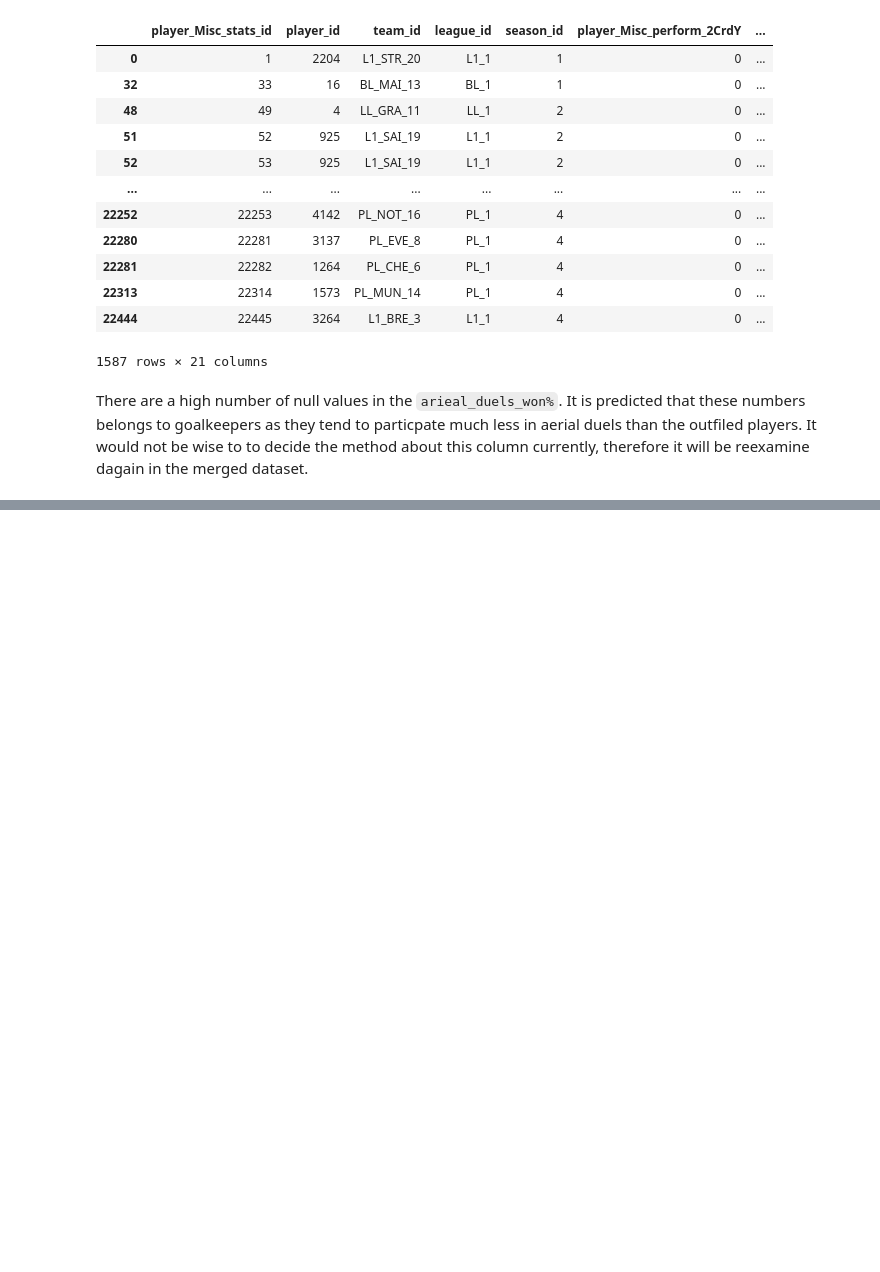
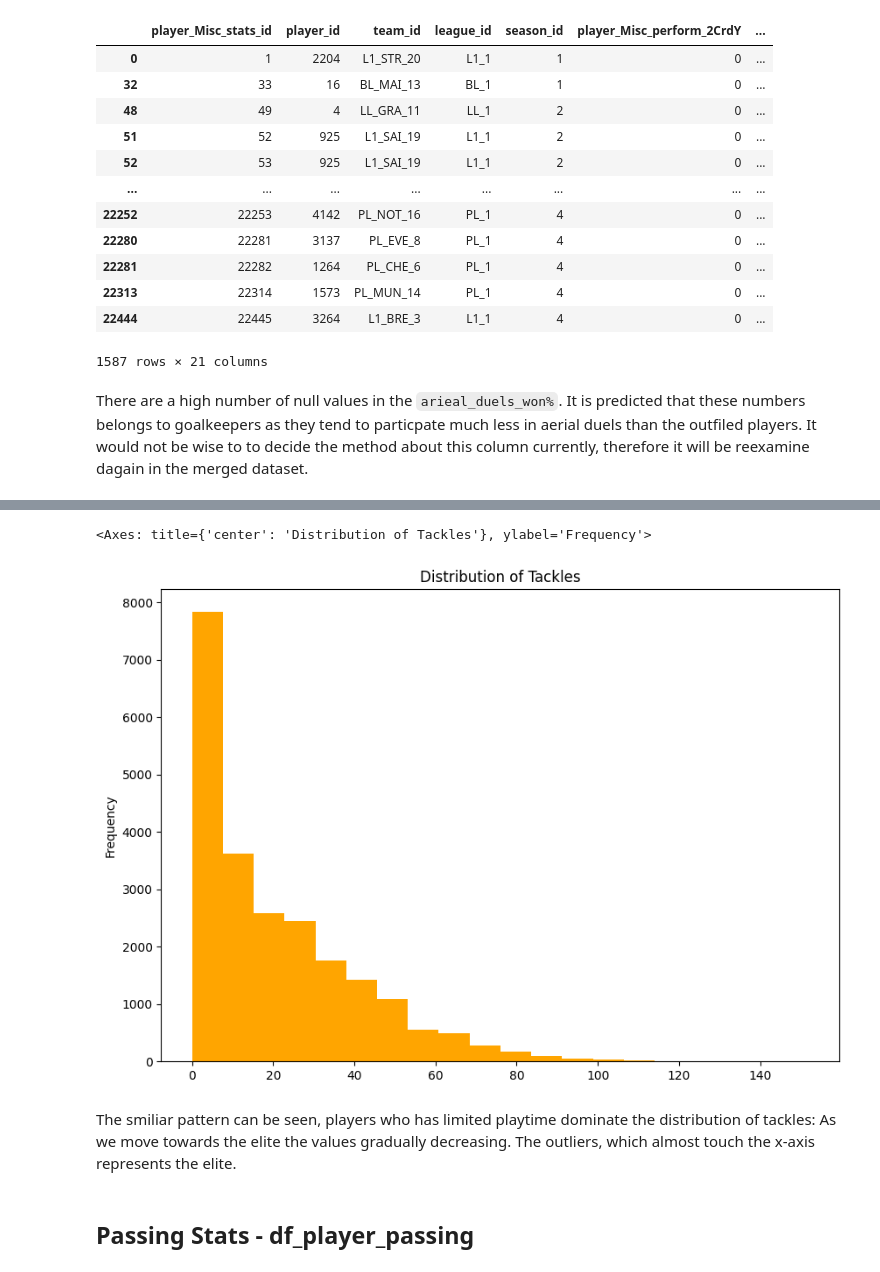
Before and after one commit to sanyi1998/Sandor_Varsanyi_CAPB352_BDA_Project_2025, a Jupyter notebook: Sandor_Varsanyi_CAPB352_final_project.ipynb, the cells around one changed output, grey strips where cells are left out. Saved outputs shown, nothing was run; the diff lists cells and outputs as text; code cells hidden in the pictures; blank space fills up the shorter version.

```diff
--- a/Sandor_Varsanyi_CAPB352_final_project.ipynb
+++ b/Sandor_Varsanyi_CAPB352_final_project.ipynb
@@ -985,0 +1133,3 @@ There are a high number of null values in the `arieal_duels_won%`. It is predict
+# %%
+# replace NaN with zeros
+df_player_defact['player_Cha_Tkl%_new'] = df_player_defact['player_Cha_Tkl%_new'].fillna(0)
@@ -985,0 +1210,6 @@ There are a high number of null values in the `arieal_duels_won%`. It is predict
+# %%
+# define id_cols
+id_cols = [ 'player_id', 'team_id', 'league_id']
+
+#Delete rows, which are containing either 0 or NaN
+df_player_defact = df_player_defact[df_player_defact[id_cols].notna().all(axis=1) & (df_player_defact[id_cols] != 0).all(axis=1)]
@@ -985,0 +1242,14 @@ There are a high number of null values in the `arieal_duels_won%`. It is predict
+# %%
+defact_cols = ['player_id', 'player_Tackles', 'player_Tackles_Att 3rd',
+       'player_Tackles_Def 3rd', 'player_Tackles_Mid 3rd',
+       'player_Tackles_TklW', 'player_Cha_Tkl_', 'player_Cha_Att', 'player_Cha_Lost', 'player_Blocks',
+       'player_Blocks_Clr', 'player_Blocks_Err', 'player_Blocks_Int',
+       'player_Blocks_Pass', 'player_Blocks_Sh', 'player_Blocks_Tkl+Int']
+
+df_player_defact[defact_cols] = df_player_defact[defact_cols].astype(int)
+
+if df_player_defact['player_id'].dtype == "int64" or str(df_player_defact["player_id"].dtype).startswith("Int"):
+  print(f"Conversion was successful. 'player_id' is now {df_player_defact["player_id"].dtype}")
+
+else:
+  print ("Conversion failed")
@@ -985,0 +1292,9 @@ There are a high number of null values in the `arieal_duels_won%`. It is predict
+# %%
+df_player_defact['player_Tackles'].plot (kind='hist', bins=20, figsize=(10,7), title='Distribution of Tackles', color= 'orange')
+# %% [output]
+<Axes: title={'center': 'Distribution of Tackles'}, ylabel='Frequency'>
+[figure, added]
+# %% [markdown]
+The smiliar pattern can be seen, players who has limited playtime dominate the distribution of tackles: As we move towards the elite the values gradually decreasing. The outliers, which almost touch the x-axis represents the elite.
+# %% [markdown]
+## **Passing Stats - df_player_passing**
```
Also changed, not shown: parts of 80 cells of this notebook.
